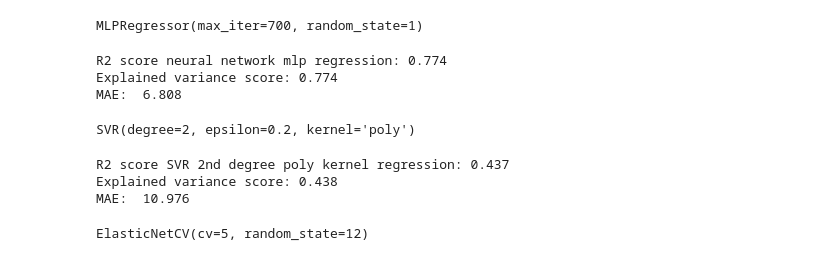
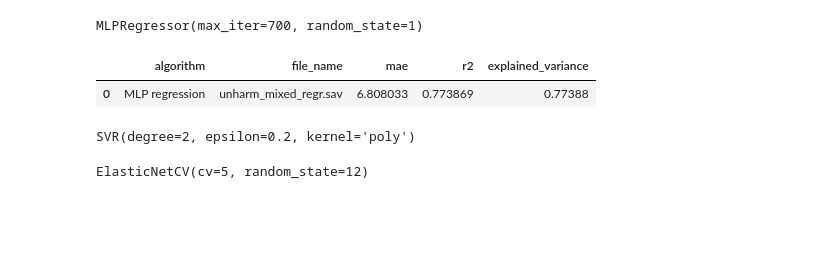
Before and after one commit to brainspinner/cvasl, a Jupyter notebook: harmonization_paper/ml_experiment3.ipynb, the cells around one changed output. Saved outputs shown, nothing was run; the diff lists cells and outputs as text; code cells hidden in the pictures; blank space fills up the shorter version.

```diff
--- a/harmonization_paper/ml_experiment3.ipynb
+++ b/harmonization_paper/ml_experiment3.ipynb
@@ -197,10 +246,18 @@ MLPRegressor(max_iter=700, random_state=1)
 # %%
 y_pred = regr.predict(X_test_cut)
 # %%
-print('R2 score neural network mlp regression: %.3f' % regr.score(X_test_cut,y_test))
-print('Explained variance score: %.3f'  % metrics.explained_variance_score(y_test, y_pred))
-print('MAE: % .3f' % mean_absolute_error(y_test, y_pred))
+# print('R2 score neural network mlp regression: %.3f' % regr.score(X_test_cut,y_test))
+# print('Explained variance score: %.3f'  % metrics.explained_variance_score(y_test, y_pred))
+# print('MAE: % .3f' % mean_absolute_error(y_test, y_pred))
-# %% [output]
-R2 score neural network mlp regression: 0.774
-Explained variance score: 0.774
-MAE:  6.808
+# %%
+data= [[
+    'MLP regression',
+    'unharm_mixed_regr.sav',
+    mean_absolute_error(y_test, y_pred),
+    regr.score(X_test_cut,y_test),
+    metrics.explained_variance_score(y_test, y_pred)]]
+regr_results = pd.DataFrame(data, columns=['algorithm','file_name','mae', 'r2', 'explained_variance'])
+regr_results
+# %% [output]
+|  | algorithm | file_name | mae | r2 | explained_variance |
+| 0 | MLP regression | unharm_mixed_regr.sav | 6.808033 | 0.773869 | 0.77388 |
@@ -209,12 +275,3 @@ svr_p2 = SVR(C=1.0, kernel='poly', degree =2, epsilon=0.2)
 svr_p2.fit(X_train_cut, y_train)
 # %% [output]
 SVR(degree=2, epsilon=0.2, kernel='poly')
-# %%
-y_pred = svr_p2.predict(X_test_cut)
-print('R2 score SVR 2nd degree poly kernel regression: %.3f' % svr_p2.score(X_test_cut,y_test))
-print('Explained variance score: %.3f'  % metrics.explained_variance_score(y_test, y_pred))
-print('MAE: % .3f' % mean_absolute_error(y_test, y_pred))
-# %% [output]
-R2 score SVR 2nd degree poly kernel regression: 0.437
-Explained variance score: 0.438
-MAE:  10.976
```
Also changed, not shown: parts of 101 cells of this notebook.
